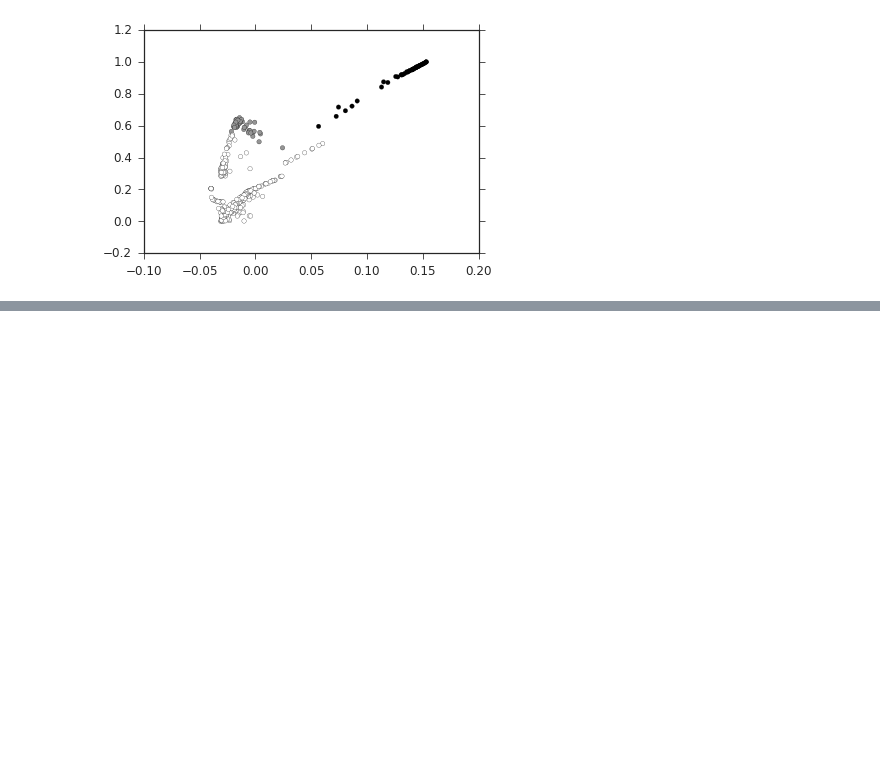
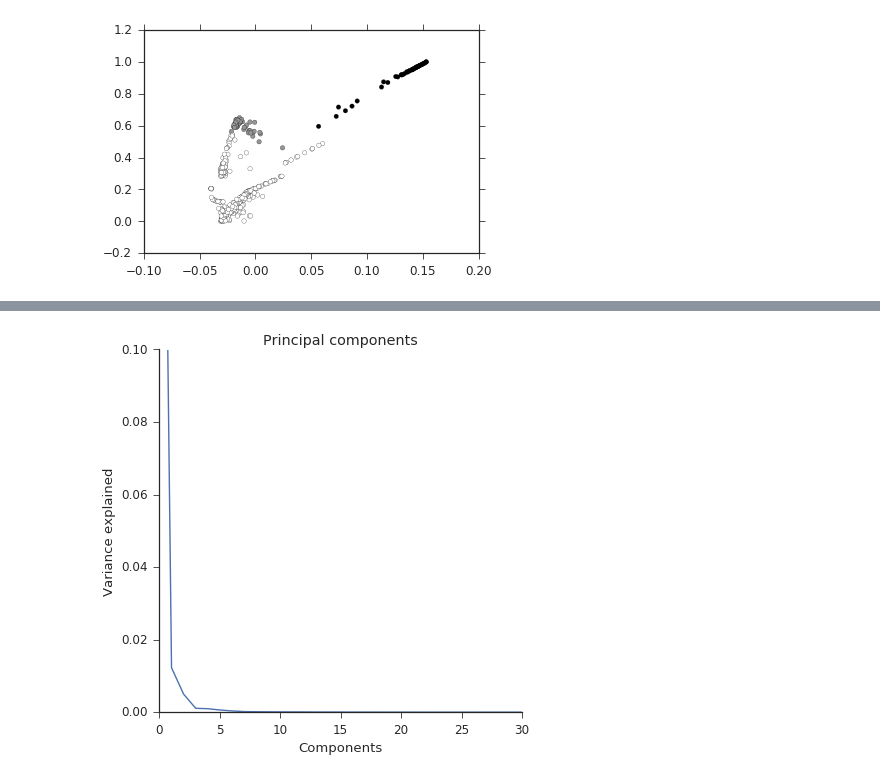
Before and after one commit to lylamha/pseudotime_comparison_analysis, a Jupyter notebook: analysis_with_wishbone.ipynb, the cells around one changed output, grey strips where cells are left out. Cells and saved outputs as stored; diff of their text form; code cells hidden in the pictures; blank space fills up the shorter version.

```diff
--- a/analysis_with_wishbone.ipynb
+++ b/analysis_with_wishbone.ipynb
@@ -196,3 +206,7 @@ info.head()
 | 1771-026-187-B9 | 66.6844 | 3033191.0 | 703131.951030 | 64653.078928 | 1119 | True | 0 | CD4+ T cell | 026-187 | ... |
 | 1771-026-187-C11 | 64.1202 | 5069762.0 | 664498.978177 | 68749.863388 | 1156 | True | 0 | CD4+ T cell | 026-187 | ... |
 | 1771-026-187-D10 | 74.9924 | 4732249.0 | 699369.371218 | 65849.520846 | 943 | True | 0 | CD4+ T cell | 026-187 | ... |
+# %%
+tpm_file = 'data/lung/lung_tpm.csv'
+data = pd.read_csv(tpm_file, index_col=0)
+data = data.transpose()
@@ -198,0 +223,2 @@ info.head()
+# %%
+scdata = wishbone.wb.SCData(data, 'sc-seq')
@@ -198,0 +240,2 @@ info.head()
+# %%
+scdata.run_pca()
@@ -198,0 +257,4 @@ info.head()
+# %%
+fig, ax = scdata.plot_pca_variance_explained(ylim=(0, 0.1), n_components=30)
+# %% [output]
+[figure, added]
```
Also changed, not shown: parts of 23 cells of this notebook, 1 other file.
